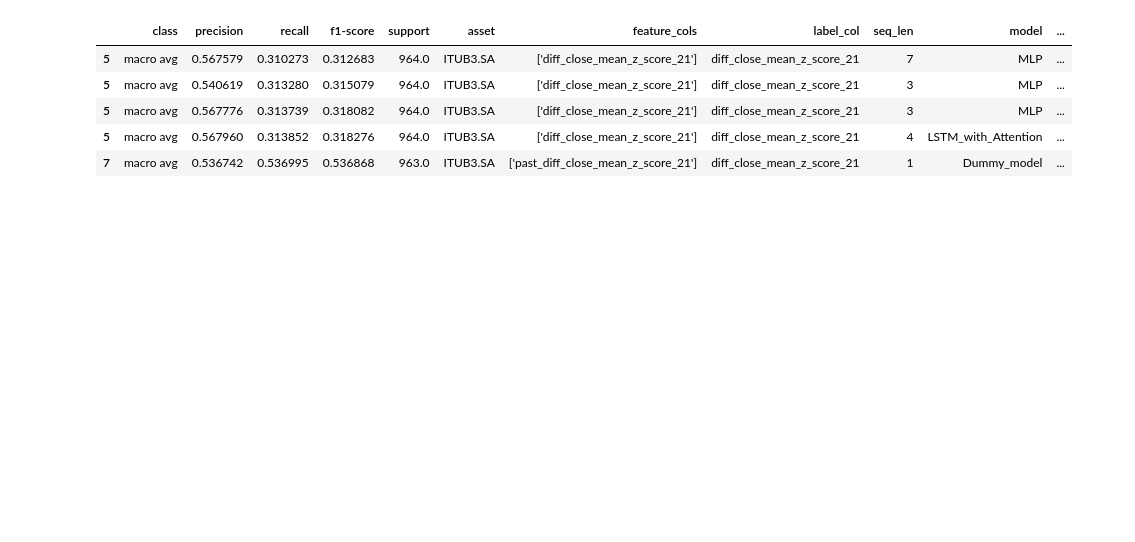
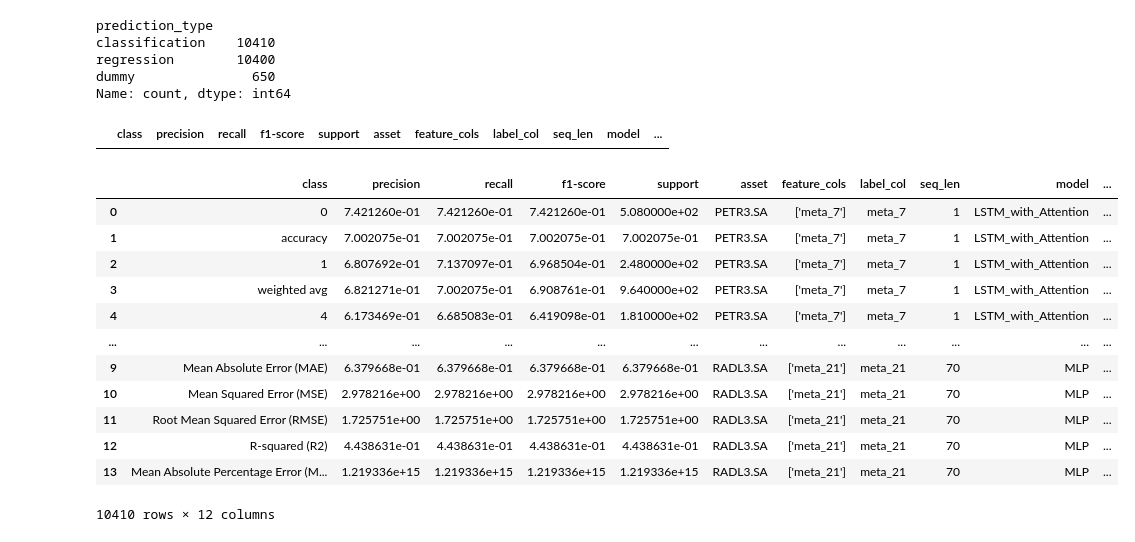
Before and after one commit to semcovici/Mean-Reversion-Prediction-with-Brazilian-Stocks-Market, a Jupyter notebook: notebooks/tf_results_analysis.ipynb, the cells around one changed output. Drawn from its saved outputs; the diff is of its cells as text; code cells hidden in the pictures; blank space fills up the shorter version.

Commit message:
add result analysis

```diff
--- a/notebooks/tf_results_analysis.ipynb
+++ b/notebooks/tf_results_analysis.ipynb
@@ -14,14 +14,14 @@ from model.evaluation import classification_report, regression_metrics, get_clas
 from model.config import create_experiment_configs_dummy, create_experiment_configs_tf
 # %%
 ASSETS = [
-    # "PETR3.SA",
-    # "PRIO3.SA",
-    # "VALE3.SA",
-    # "GGBR3.SA",
-    # "ABCB4.SA",
+    "PETR3.SA",
+    "PRIO3.SA",
+    "VALE3.SA",
+    "GGBR3.SA",
+    "ABCB4.SA",
     "ITUB3.SA",
-    # "FLRY3.SA",
-    # "RADL3.SA"
+    "FLRY3.SA",
+    "RADL3.SA"
     ]
 
 seq_len_list = [1,2,3,4,5,6,7,14,21,28,35,42,49,56,63,70]
@@ -37,7 +41,7 @@ list_results = []
 
 for name, dict_experiments, path_results in [
     ("tf", dict_experiments_tf, PATH_REPORTS + 'test_results/{algorithm}_{asset}_features={features}__label={label_col}__sql_len={seq_len}__scaling_method={scaling_method}_test_results.csv'),
-
+    ('dummy', dict_experiments_dummy, PATH_REPORTS + "test_results/Dummy_model_{asset}_features={feature_col}__label={label_col}_test_results.csv")
 ]:
 
 
@@ -53,6 +57,7 @@ for name, dict_experiments, path_results in [
             scaling_method = config['scaling_method']
             algorithm = config['algorithm']
             asset = config['asset']
+            prediction_type = config['prediction_type']
             results = pd.read_csv(path_results.format(
                 algorithm = algorithm,
                 features = "_".join(feature_cols),
@@ -69,28 +74,30 @@ for name, dict_experiments, path_results in [
             algorithm = "Dummy_model"
             seq_len = 1
             scaling_method = None
+            prediction_type = 'dummy'
+            asset_formated = asset.replace(".", "_")
             results = pd.read_csv(path_results.format(
                 algorithm = algorithm,
                 feature_col = feature_cols[0],
                 label_col = label_col,
-                asset = asset.replace(".", "_"),
+                asset = asset_formated
             ))
 
-        if results.isna().sum().sum() > 0: continue
+        if results.isna().sum().sum() > 0:
+            raise ValueError('Há dados nulos no dataframe de resultados')
 
 
 
-
+        # obtem metricas de regressão
         reg_metrics_lstm = regression_metrics(results.y_test, results.y_pred)
 
+
+        # obtem metricas de classificacao, truncando os valores (se o valor já for a meta, não terá diferenca)
         y_test =  results.y_test
         y_pred = results.y_pred
-
         y_test_trunc = [int(i) for i in y_test]
         y_pred_trunc = [int(i) for i in y_pred]
-
         df_cr = get_classification_report(y_test_trunc, y_pred_trunc)
-
         df_cr = df_cr.reset_index(drop=False).rename({'index': 'class'}, axis =1 )
 
         for metric, value in reg_metrics_lstm.squeeze().to_dict().items():
@@ -109,6 +116,7 @@ for name, dict_experiments, path_results in [
         df_cr['seq_len'] = seq_len
         df_cr['model'] = algorithm
         df_cr['scaling_method'] = scaling_method
+        df_cr['prediction_type'] = prediction_type
 
         list_results.append(df_cr)
 # %%
@@ -168,12 +132,33 @@ final_results[
-# %%
-final_results[
-    (final_results['class'] == 'macro avg') &
-    (final_results['label_col'] == 'diff_close_mean_z_score_21')
-    ].sort_values('f1-score').tail(5)
-# %% [output]
-|  | class | precision | recall | f1-score | support | asset | feature_cols | label_col | seq_len | model | ... |
-| 5 | macro avg | 0.567579 | 0.310273 | 0.312683 | 964.0 | ITUB3.SA | ['diff_close_mean_z_score_21'] | diff_close_mean_z_score_21 | 7 | MLP | ... |
-| 5 | macro avg | 0.540619 | 0.313280 | 0.315079 | 964.0 | ITUB3.SA | ['diff_close_mean_z_score_21'] | diff_close_mean_z_score_21 | 3 | MLP | ... |
-| 5 | macro avg | 0.567776 | 0.313739 | 0.318082 | 964.0 | ITUB3.SA | ['diff_close_mean_z_score_21'] | diff_close_mean_z_score_21 | 3 | MLP | ... |
-| 5 | macro avg | 0.567960 | 0.313852 | 0.318276 | 964.0 | ITUB3.SA | ['diff_close_mean_z_score_21'] | diff_close_mean_z_score_21 | 4 | LSTM_with_Attention | ... |
-| 7 | macro avg | 0.536742 | 0.536995 | 0.536868 | 963.0 | ITUB3.SA | ['past_diff_close_mean_z_score_21'] | diff_close_mean_z_score_21 | 1 | Dummy_model | ... |
+# %%
+
+final_results.prediction_type.value_counts()
+# %% [output]
+prediction_type
+classification    10410
+regression        10400
+dummy               650
+Name: count, dtype: int64
+# %%
+final_results[final_results.prediction_type  == None]
+# %% [output]
+|  | class | precision | recall | f1-score | support | asset | feature_cols | label_col | seq_len | model | ... |
+# %%
+final_results_dummy = final_results[final_results.prediction_type == 'dummy']
+
+final_results_reg = final_results[final_results.prediction_type == 'regression']
+final_results_clf = final_results[final_results.prediction_type.isin(['classification'])]
+final_results_clf
+# %% [output]
+|  | class | precision | recall | f1-score | support | asset | feature_cols | label_col | seq_len | model | ... |
+| 0 | 0 | 7.421260e-01 | 7.421260e-01 | 7.421260e-01 | 5.080000e+02 | PETR3.SA | ['meta_7'] | meta_7 | 1 | LSTM_with_Attention | ... |
+| 1 | accuracy | 7.002075e-01 | 7.002075e-01 | 7.002075e-01 | 7.002075e-01 | PETR3.SA | ['meta_7'] | meta_7 | 1 | LSTM_with_Attention | ... |
+| 2 | 1 | 6.807692e-01 | 7.137097e-01 | 6.968504e-01 | 2.480000e+02 | PETR3.SA | ['meta_7'] | meta_7 | 1 | LSTM_with_Attention | ... |
+| 3 | weighted avg | 6.821271e-01 | 7.002075e-01 | 6.908761e-01 | 9.640000e+02 | PETR3.SA | ['meta_7'] | meta_7 | 1 | LSTM_with_Attention | ... |
+| 4 | 4 | 6.173469e-01 | 6.685083e-01 | 6.419098e-01 | 1.810000e+02 | PETR3.SA | ['meta_7'] | meta_7 | 1 | LSTM_with_Attention | ... |
+| ... | ... | ... | ... | ... | ... | ... | ... | ... | ... | ... | ... |
+| 9 | Mean Absolute Error (MAE) | 6.379668e-01 | 6.379668e-01 | 6.379668e-01 | 6.379668e-01 | RADL3.SA | ['meta_21'] | meta_21 | 70 | MLP | ... |
+| 10 | Mean Squared Error (MSE) | 2.978216e+00 | 2.978216e+00 | 2.978216e+00 | 2.978216e+00 | RADL3.SA | ['meta_21'] | meta_21 | 70 | MLP | ... |
+| 11 | Root Mean Squared Error (RMSE) | 1.725751e+00 | 1.725751e+00 | 1.725751e+00 | 1.725751e+00 | RADL3.SA | ['meta_21'] | meta_21 | 70 | MLP | ... |
+| 12 | R-squared (R2) | 4.438631e-01 | 4.438631e-01 | 4.438631e-01 | 4.438631e-01 | RADL3.SA | ['meta_21'] | meta_21 | 70 | MLP | ... |
+| 13 | Mean Absolute Percentage Error (M... | 1.219336e+15 | 1.219336e+15 | 1.219336e+15 | 1.219336e+15 | RADL3.SA | ['meta_21'] | meta_21 | 70 | MLP | ... |
+10410 rows × 12 columns
```
Also changed, not shown: parts of 13 cells of this notebook, 52 other files.
